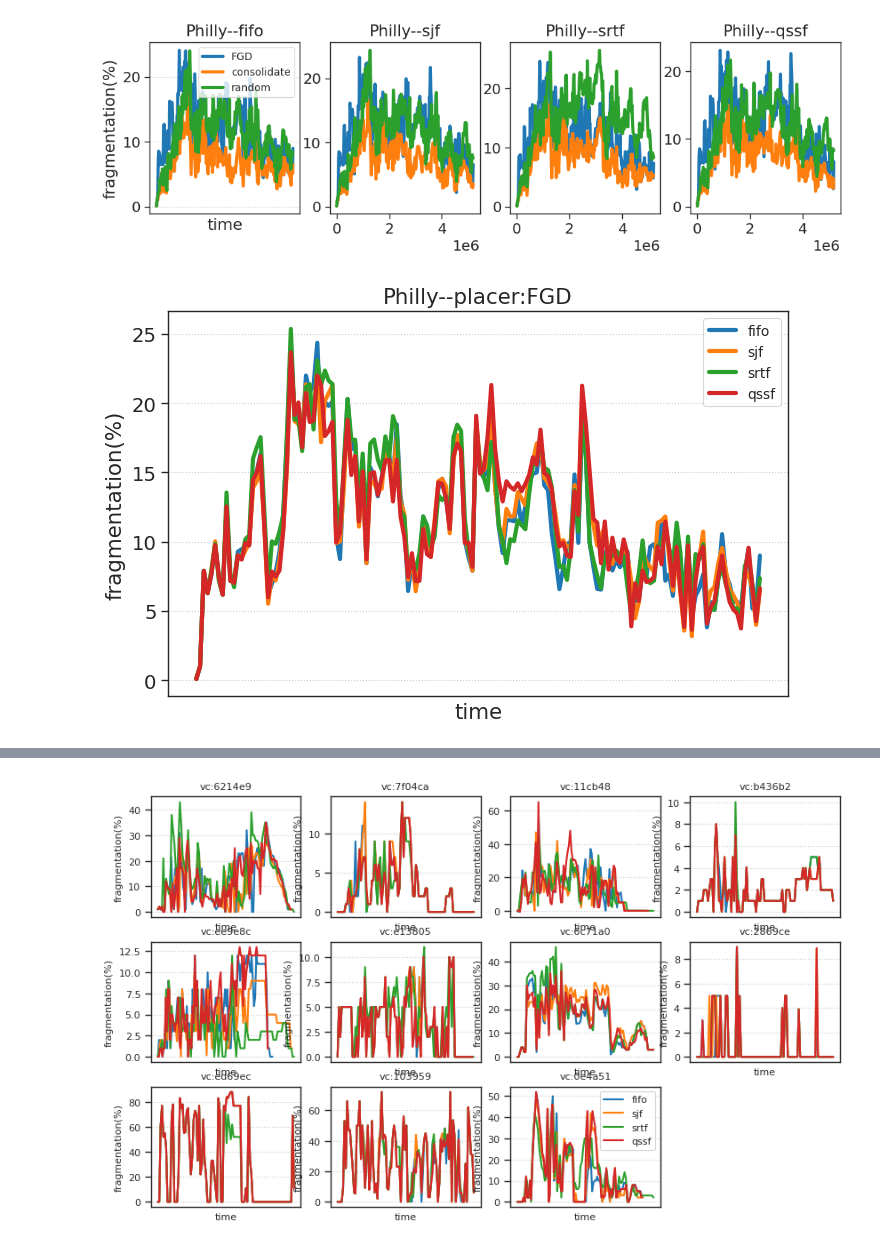
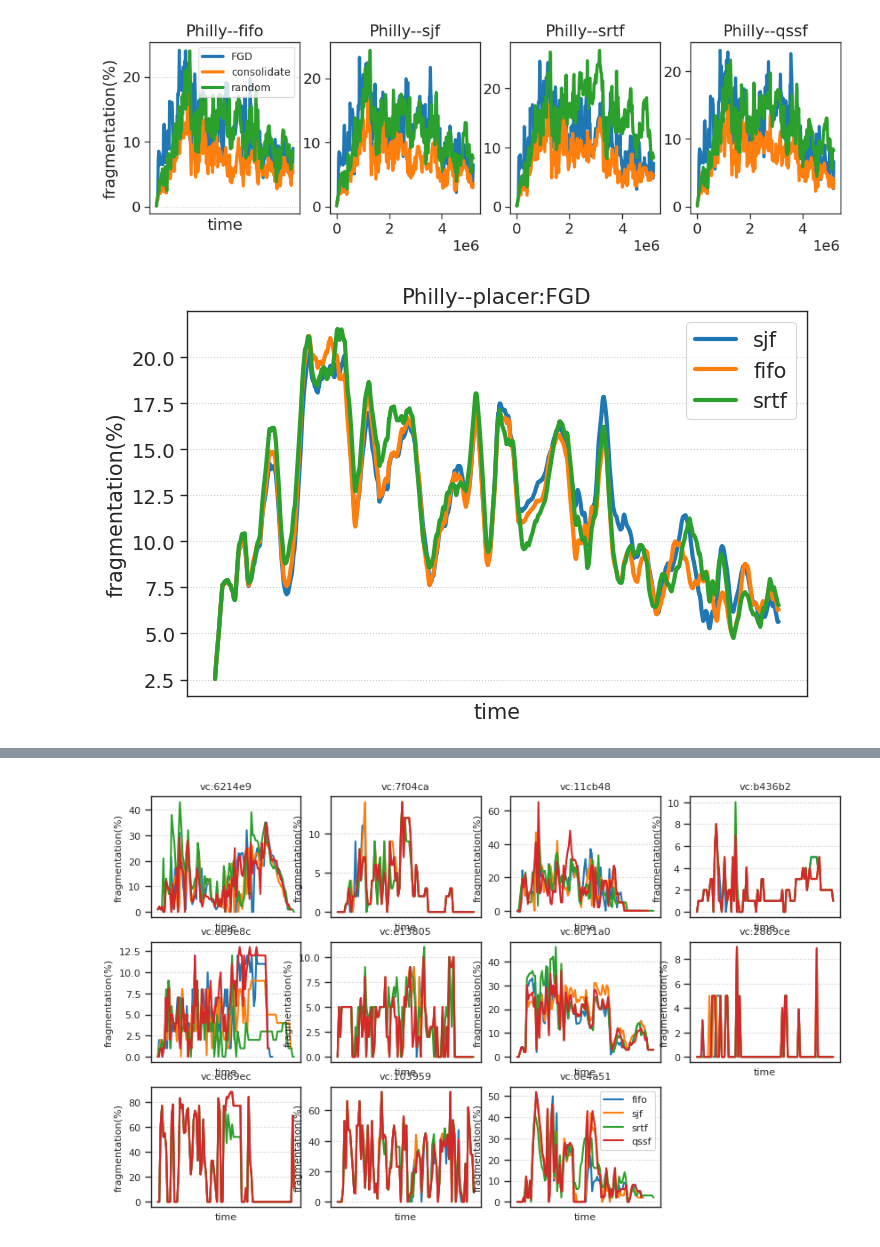
Before and after one commit to CUG-nhf/simulator, a Jupyter notebook: plot/result_plot.ipynb, the cells around one changed output, grey strips where cells are left out. Drawn from its saved outputs; the diff is of its cells as text; code cells hidden in the pictures.

```diff
--- a/plot/result_plot.ipynb
+++ b/plot/result_plot.ipynb
@@ -33,7 +33,7 @@ pd.set_option("display.max_columns", None)
 
 experiment_name = "Philly"
 placer_ls = ["FGD", 'consolidate', 'random']
-scheduler_ls = ['fifo', 'sjf', 'srtf', 'qssf'] #
+scheduler_ls = [ 'sjf','fifo', 'qssf', 'srtf'] # ,
 
 
 log_dir = f"/data/nihaifeng/frag_ratio_1_2/"
@@ -74,31 +74,26 @@ plt.show()
 # %%
 from scipy.interpolate import make_interp_spline
 
 save = False
 plt.figure(figsize=(8,5))
 placer = placer_ls[0]
+window_size = 60*24
 
 for scheduler in scheduler_ls:
 	df = pd.read_csv(os.path.join(log_dir,f"{experiment_name}_{placer}/all/{scheduler}_{placer}_all_seq.csv"))
-
-	x = df['time']
 	y = df['fragmentation_ration']*100
-	x_smooth = np.linspace(x.min(), x.max(), 150)  # 生成300个点
-	spl = make_interp_spline(x, y, k=3)  # Cubic interpolation (三次插值)
-	y_smooth = spl(x_smooth)
-
-	plt.plot(x_smooth, y_smooth, label=f"{scheduler}")
+	plt.plot(df['time'], y.rolling(window=window_size).mean(), label=f"{scheduler}")
 
 plt.title(f'Philly--placer:{placer}')
-plt.xlabel('time')
+plt.xlabel('time', fontsize=15)
 plt.xticks([])
-plt.ylabel('fragmentation(%)')
-plt.legend(loc='best', fontsize=10)
+plt.ylabel('fragmentation(%)', fontsize=15)
+plt.legend(loc='best', fontsize=15)
 plt.grid(linestyle=':')
 
 if save:
 	plt.savefig(os.path.join(log_dir,f"figures/fragmentation_{placer}.pdf"), bbox_inches="tight", dpi=600)
 else:
 	plt.show()
 # %% [output]
-[figure, old version]
+[figure, new version]
```
Also changed, not shown: parts of 1 cell of this notebook, 4 other files.
